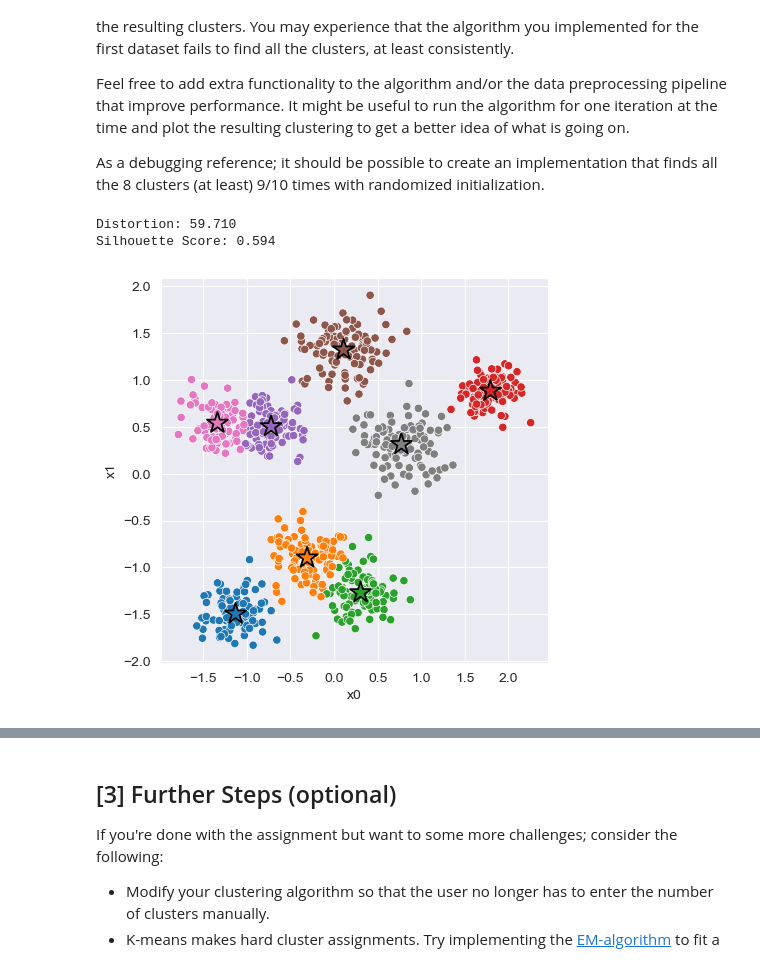
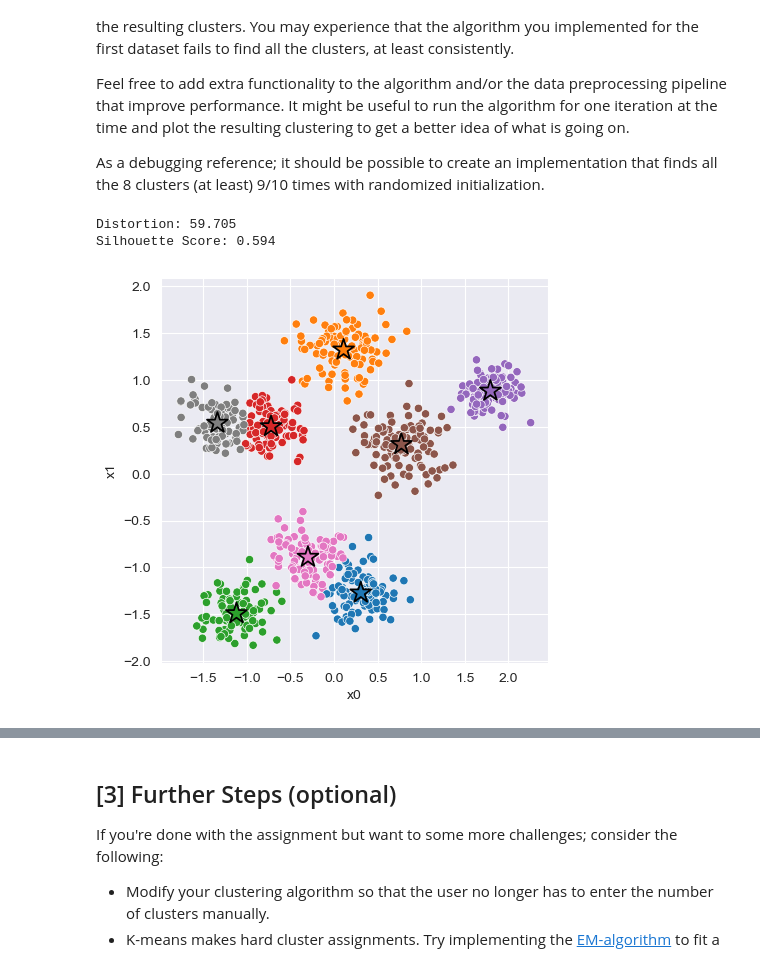
Before and after one commit to eirivarn/Machine_Learning_Intro, a Jupyter notebook: k_means/experiment.ipynb, the cells around one changed output, grey strips where cells are left out. Cells and saved outputs as stored; diff of their text form; code cells hidden in the pictures.

```diff
--- a/k_means/experiment.ipynb
+++ b/k_means/experiment.ipynb
@@ -127,23 +130,26 @@ As a debugging reference; it should be possible to create an implementation that
 # %%
 # Fit Model
 X = data_2[['x0', 'x1']]
-model_2 = km.KMeans(8, 100, 0.001, 0.592, 100.0)  # <-- Feel free to add hyperparameters
+model_2 = km.KMeans(8, 100, 0.001, 0.594, 100)  # <-- Feel free to add hyperparameters
 X = model_2.preprocess(X)
 model_2.fit(X)
 
 # Compute Silhouette Score
 z = model_2.predict(X)
 print(f'Distortion: {km.euclidean_distortion(X, z) :.3f}')
 print(f'Silhouette Score: {km.euclidean_silhouette(X, z) :.3f}')
 
 # Plot cluster assignments
 C = model_2.get_centroids()
 K = len(C)
 _, ax = plt.subplots(figsize=(5, 5), dpi=100)
 sns.scatterplot(x='x0', y='x1', hue=z, hue_order=range(K), palette='tab10', data=X, ax=ax);
 sns.scatterplot(x=C[:,0], y=C[:,1], hue=range(K), palette='tab10', marker='*', s=250, edgecolor='black', ax=ax)
 ax.legend().remove();
+#plt.xlim(0, 120)
+#plt.ylim(0, 120)
+#plt.show()
 # %% [output]
-Distortion: 59.710
+Distortion: 59.705
 Silhouette Score: 0.594
-[figure, old version]
+[figure, new version]
```
Also changed, not shown: parts of 3 cells of this notebook, 3 other files.
